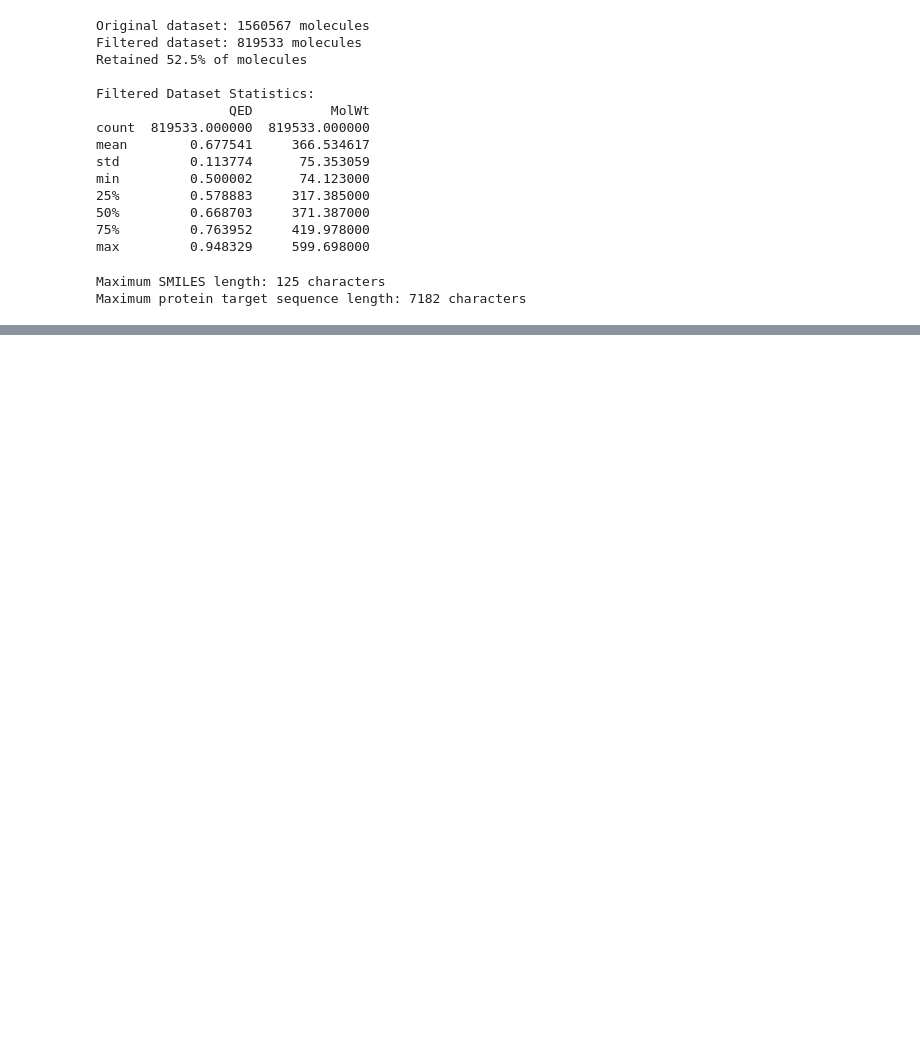
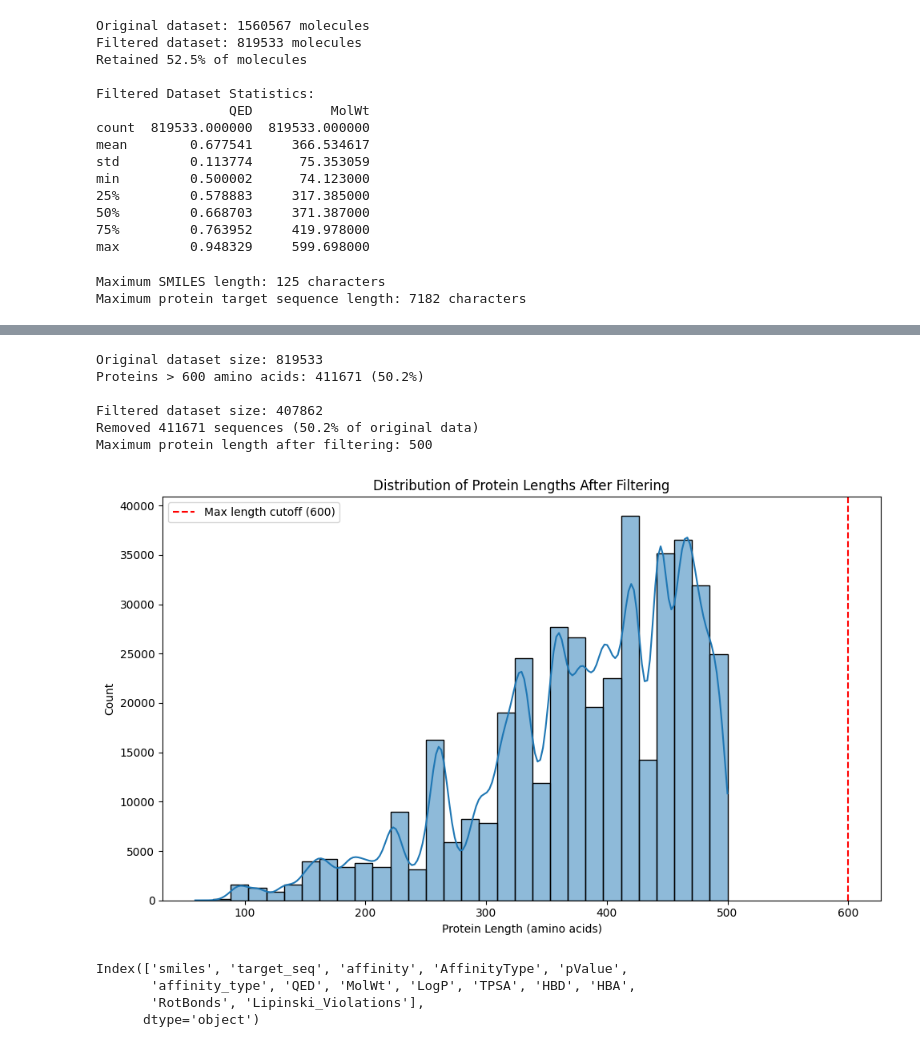
Before and after one commit to https-kanika/MolGenX-backend, a Jupyter notebook: EDA/bindingdb-eda.ipynb, the cells around one changed output, grey strips where cells are left out. Drawn from its saved outputs; the diff is of its cells as text; code cells hidden in the pictures; blank space fills up the shorter version.

```diff
--- a/EDA/bindingdb-eda.ipynb
+++ b/EDA/bindingdb-eda.ipynb
@@ -698,0 +882,56 @@ filtered_df.to_csv('high_qed_optimal_weight_compounds.csv', index=False)
+# %%
+import pandas as pd
+
+df=pd.read_csv(r"C:\Users\kani1\OneDrive\Desktop\gdg_hackathon_25\MolGenX-api\MolGenX-backend\data\high_qed_optimal_weight_compounds.csv")
+# Filter out proteins with length > 600
+df['protein_length'] = df['target_seq'].str.len()
+
+# Show the original distribution
+print(f"Original dataset size: {len(df)}")
+print(f"Proteins > 600 amino acids: {(df['protein_length'] > 500).sum()} ({(df['protein_length'] > 500).sum() / len(df) * 100:.1f}%)")
+
+# Apply the filter
+filtered_df = df[df['protein_length'] <= 500].reset_index(drop=True)
+
+# Show the filtered distribution
+print(f"\nFiltered dataset size: {len(filtered_df)}")
+print(f"Removed {len(df) - len(filtered_df)} sequences ({(len(df) - len(filtered_df)) / len(df) * 100:.1f}% of original data)")
+
+# Verify max length
+max_length = filtered_df['protein_length'].max()
+print(f"Maximum protein length after filtering: {max_length}")
+
+# Save filtered dataset
+filtered_df.to_csv('high_qed_optimal_weight_compounds_max600.csv', index=False)
+
+# Create a quick histogram to visualize the filtered distribution
+import matplotlib.pyplot as plt
+import seaborn as sns
+
+plt.figure(figsize=(10, 6))
+sns.histplot(filtered_df['protein_length'], bins=30, kde=True)
+plt.axvline(x=600, color='red', linestyle='--', label='Max length cutoff (600)')
+plt.title('Distribution of Protein Lengths After Filtering')
+plt.xlabel('Protein Length (amino acids)')
+plt.ylabel('Count')
+plt.legend()
+plt.tight_layout()
+plt.show()
+# %% [output]
+Original dataset size: 819533
+Proteins > 600 amino acids: 411671 (50.2%)
+
+Filtered dataset size: 407862
+Removed 411671 sequences (50.2% of original data)
+Maximum protein length after filtering: 500
+[figure, added]
+# %%
+import pandas as pd
+
+df=pd.read_csv(r"C:\Users\kani1\OneDrive\Desktop\gdg_hackathon_25\MolGenX-api\MolGenX-backend\data\processed_cleaned_bindingDB.csv")
+df.columns
+# %% [output]
+Index(['smiles', 'target_seq', 'affinity', 'AffinityType', 'pValue',
+       'affinity_type', 'QED', 'MolWt', 'LogP', 'TPSA', 'HBD', 'HBA',
+       'RotBonds', 'Lipinski_Violations'],
+      dtype='object')
```
Also changed, not shown: parts of 5 cells of this notebook, 4 other files.
